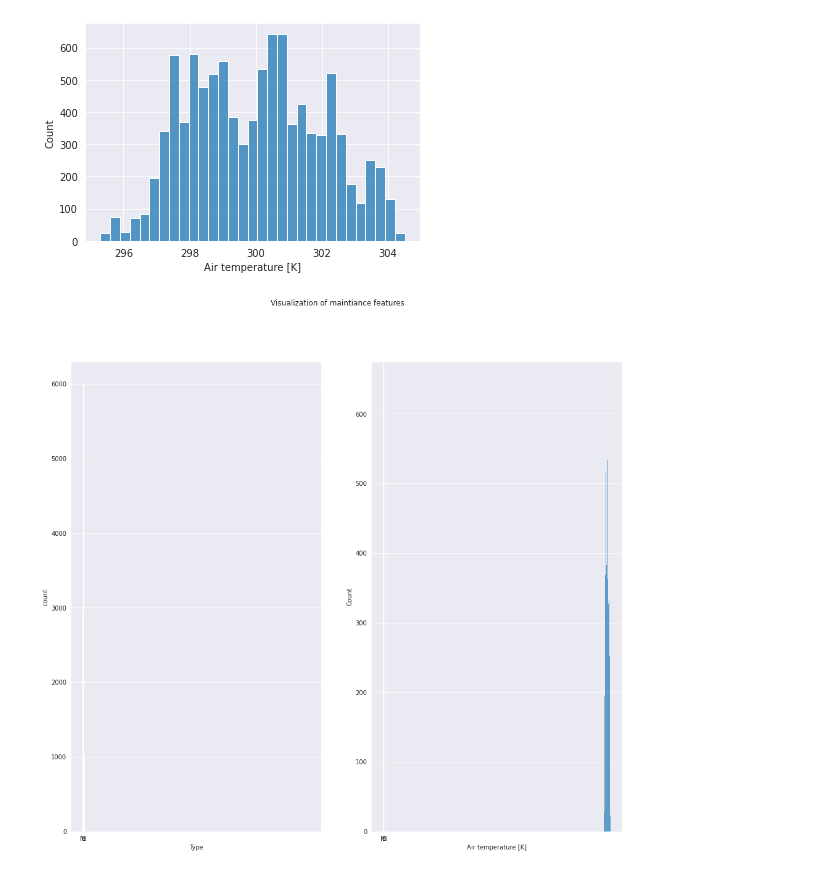
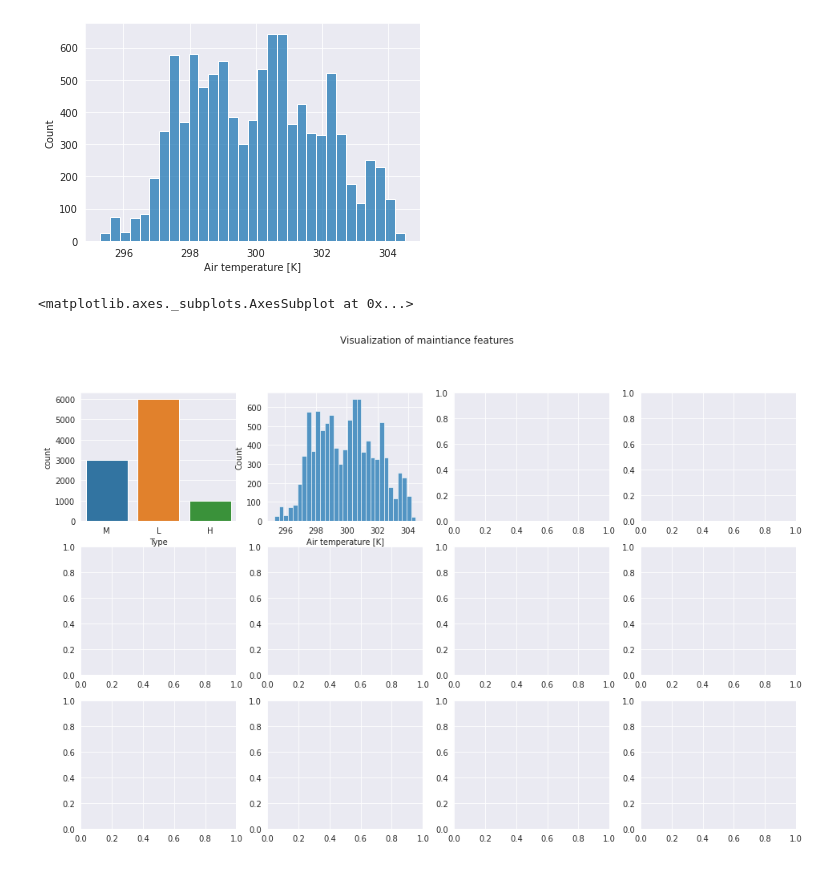
Before and after one commit to hargurjeet/MachineLearning, a Jupyter notebook: Predictive_Maintaince_Classification.ipynb, the cells around one changed output. Cells and saved outputs as stored; diff of their text form; code cells hidden in the pictures.

```diff
--- a/Predictive_Maintaince_Classification.ipynb
+++ b/Predictive_Maintaince_Classification.ipynb
@@ -147,15 +152,16 @@ plt.show()
 # %% [output]
 [figure]
 # %%
-fig, axes = plt.subplots(1, 2, sharex=True, figsize=(16,14))
+fig, axes = plt.subplots(3, 4, figsize=(16,10))
 fig.suptitle('Visualization of maintiance features')
 
 #Type
-ax = sns.countplot(ax=axes[0], x="Type", data=df_relevant_features)
+sns.countplot(ax=axes[0,0], x=df_relevant_features.Type, data=df_relevant_features)
 # axes[0, 0].set_title('Type')
 
 #Air Temperature
-ax = sns.histplot(ax=axes[1], x="Air temperature [K]", data=df_relevant_features)
+sns.histplot(ax=axes[0,1], x="Air temperature [K]", data=df_relevant_features)
 # axes[0, 1].set_title("Air Temperature")
 # %% [output]
+<matplotlib.axes._subplots.AxesSubplot at 0x...>
-[figure, old version]
+[figure, new version]
```
Also changed, not shown: parts of 3 cells of this notebook.
